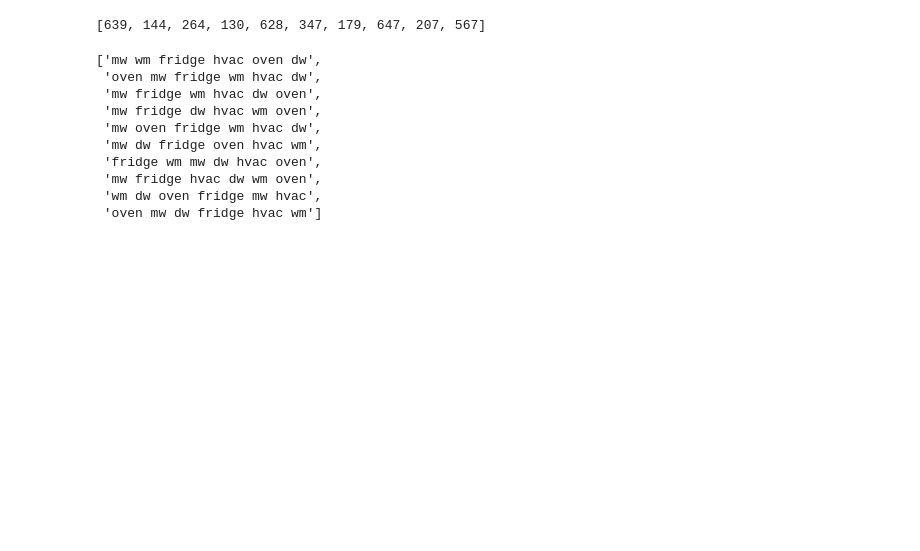
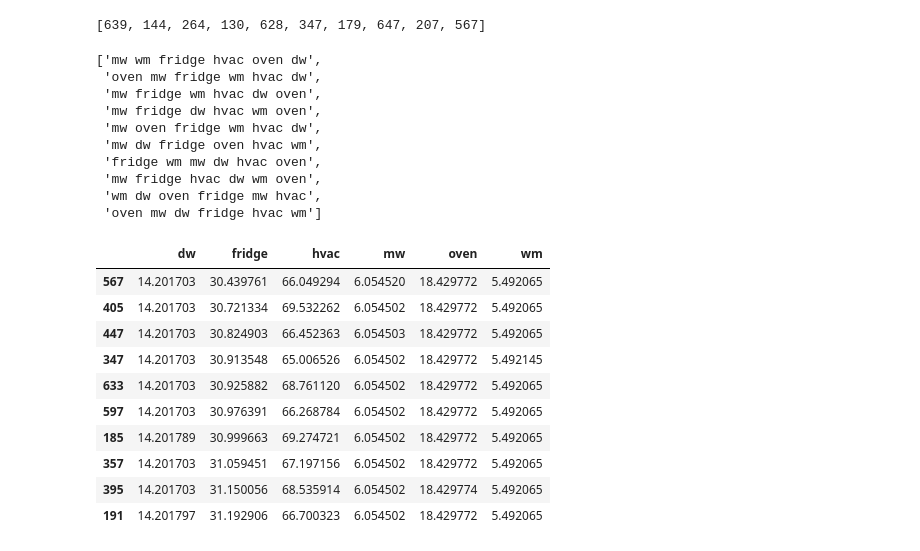
Before and after one commit to nipunbatra/freq-nilm, a Jupyter notebook: notebooks/rnn-pytorch-tree-teacher-results-analysis-Yiling.ipynb, the cells around one changed output. Cells and saved outputs as stored; diff of their text form; code cells hidden in the pictures; blank space fills up the shorter version.

Commit message:
add analysis on order

```diff
--- a/notebooks/rnn-pytorch-tree-teacher-results-analysis-Yiling.ipynb
+++ b/notebooks/rnn-pytorch-tree-teacher-results-analysis-Yiling.ipynb
@@ -79,3 +79,25 @@ error_df.nsmallest(10, appliance).index.values.tolist()
  'mw fridge hvac dw wm oven',
  'wm dw oven fridge mw hvac',
  'oven mw dw fridge hvac wm']
+# %%
+index = []
+for j in range(720):
+    if orders[j][-4:]=='hvac':
+        index.append(j)
+# %%
+hvac_last = error_df.iloc[index]
+# %%
+appliance = 'fridge'
+hvac_last.nsmallest(10, appliance)
+# %% [output]
+|  | dw | fridge | hvac | mw | oven | wm |
+| 567 | 14.201703 | 30.439761 | 66.049294 | 6.054520 | 18.429772 | 5.492065 |
+| 405 | 14.201703 | 30.721334 | 69.532262 | 6.054502 | 18.429772 | 5.492065 |
+| 447 | 14.201703 | 30.824903 | 66.452363 | 6.054503 | 18.429772 | 5.492065 |
+| 347 | 14.201703 | 30.913548 | 65.006526 | 6.054502 | 18.429772 | 5.492145 |
+| 633 | 14.201703 | 30.925882 | 68.761120 | 6.054502 | 18.429772 | 5.492065 |
+| 597 | 14.201703 | 30.976391 | 66.268784 | 6.054502 | 18.429772 | 5.492065 |
+| 185 | 14.201789 | 30.999663 | 69.274721 | 6.054502 | 18.429772 | 5.492065 |
+| 357 | 14.201703 | 31.059451 | 67.197156 | 6.054502 | 18.429772 | 5.492065 |
+| 395 | 14.201703 | 31.150056 | 68.535914 | 6.054502 | 18.429774 | 5.492065 |
+| 191 | 14.201797 | 31.192906 | 66.700323 | 6.054502 | 18.429772 | 5.492065 |
```
Also changed, not shown: parts of 2 cells of this notebook, 1 other file.
